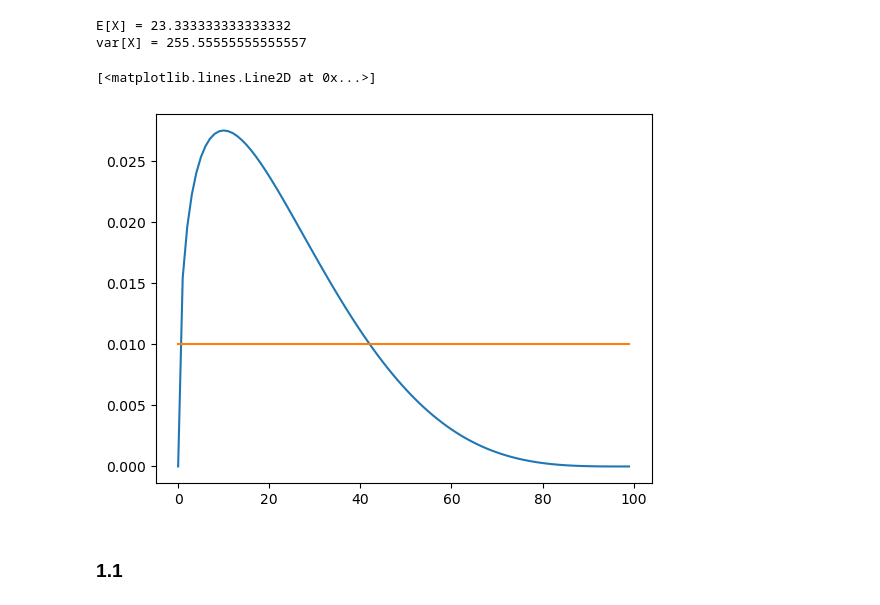
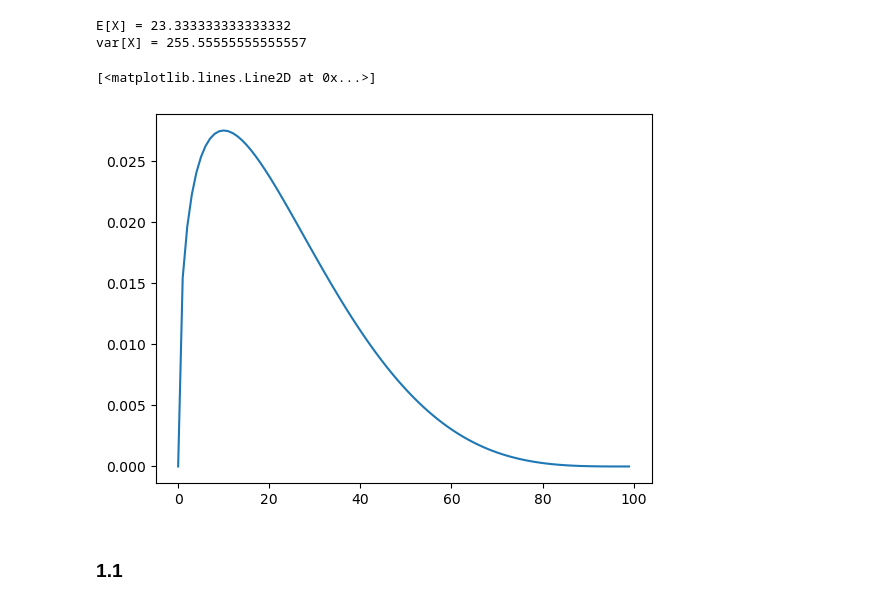
Before and after one commit to markoMedved/Mathematics2-HW, a Jupyter notebook: MCMC/solution.ipynb, the cells around one changed output. Cells and saved outputs as stored; diff of their text form; code cells hidden in the pictures.

```diff
--- a/MCMC/solution.ipynb
+++ b/MCMC/solution.ipynb
@@ -33,14 +33,14 @@ var[X] = 255.55555555555557
 # %%
 import matplotlib.pyplot as plt
 import numpy as np
 
 x_vec = np.arange(a,c,1)
 vals = [p(x) for x in x_vec]
 plt.plot(x_vec, vals)
-plt.plot(x_vec, np.ones_like(x_vec) / len(x_vec))
+#plt.plot(x_vec, np.ones_like(x_vec) / len(x_vec))
 # %% [output]
 [<matplotlib.lines.Line2D at 0x...>]
-[figure, old version]
+[figure, new version]
 # %% [markdown]
 ### 1.1
 # %%
```
Also changed, not shown: parts of 4 cells of this notebook.
